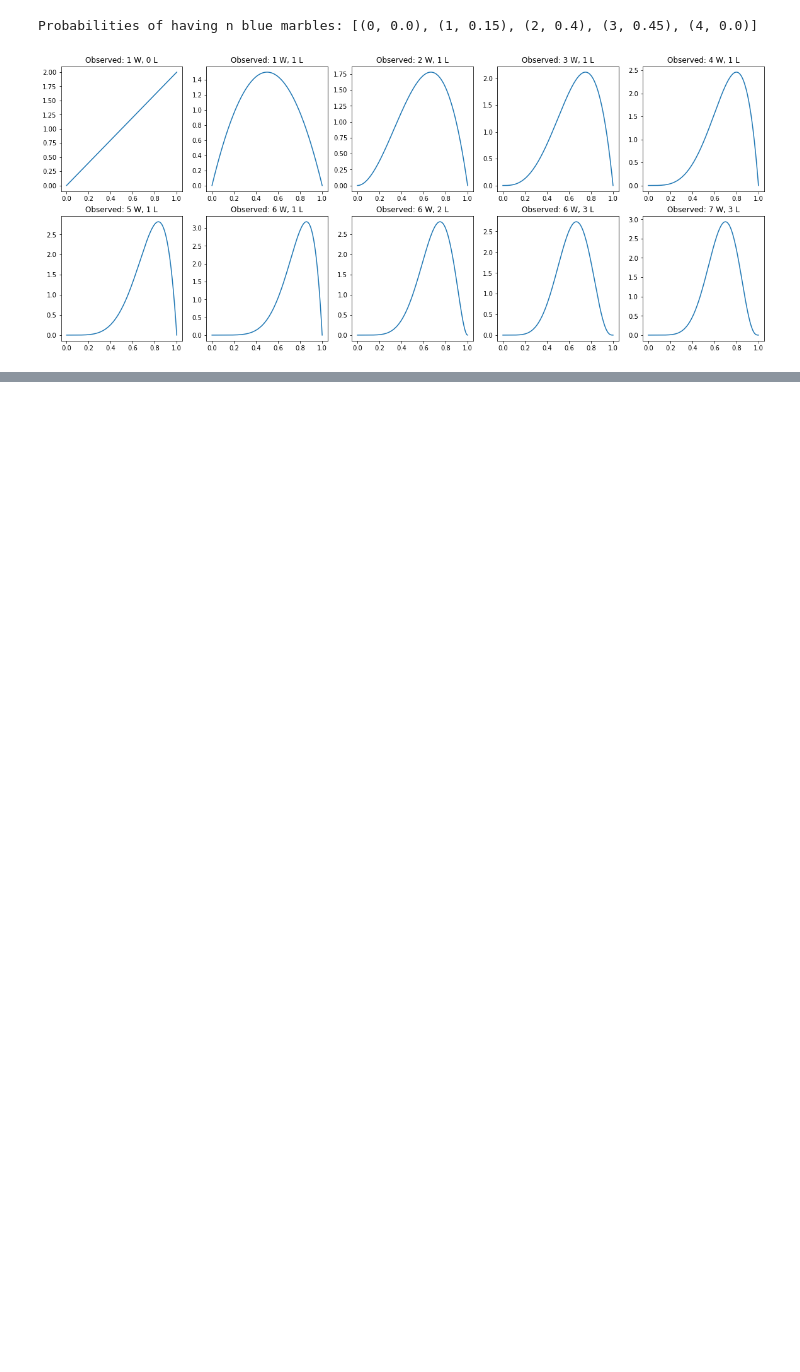
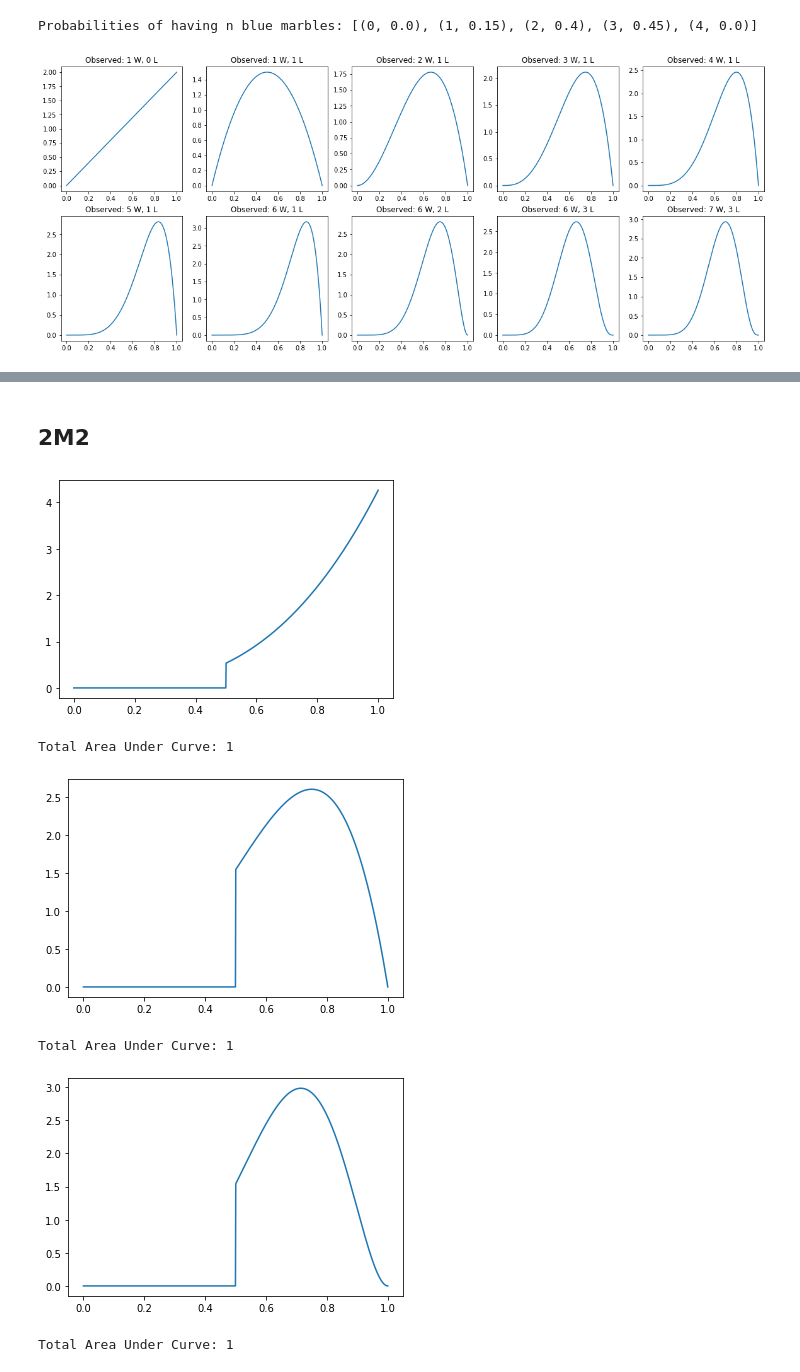
Before and after one commit to jackmoody11/statistical-rethinking, a Jupyter notebook: book_code/ch2.ipynb, the cells around one changed output, grey strips where cells are left out. Saved outputs shown, nothing was run; the diff lists cells and outputs as text; code cells hidden in the pictures; blank space fills up the shorter version.

```diff
--- a/book_code/ch2.ipynb
+++ b/book_code/ch2.ipynb
@@ -40,0 +83,13 @@ plt.show()
+# %% [markdown]
+## 2M2
+# %%
+prior_2m2 = (np.linspace(0, 1, 1000) >= 0.5).astype(int)
+prior_2m2 = len(prior_2m2) * prior_2m2 / prior_2m2.sum()
+plot_posteriors(prior_2m2, p1, p2, p3)
+# %% [output]
+[figure, added]
+Total Area Under Curve: 1
+[figure, added]
+Total Area Under Curve: 1
+[figure, added]
+Total Area Under Curve: 1
```
Also changed, not shown: parts of 6 cells of this notebook.
